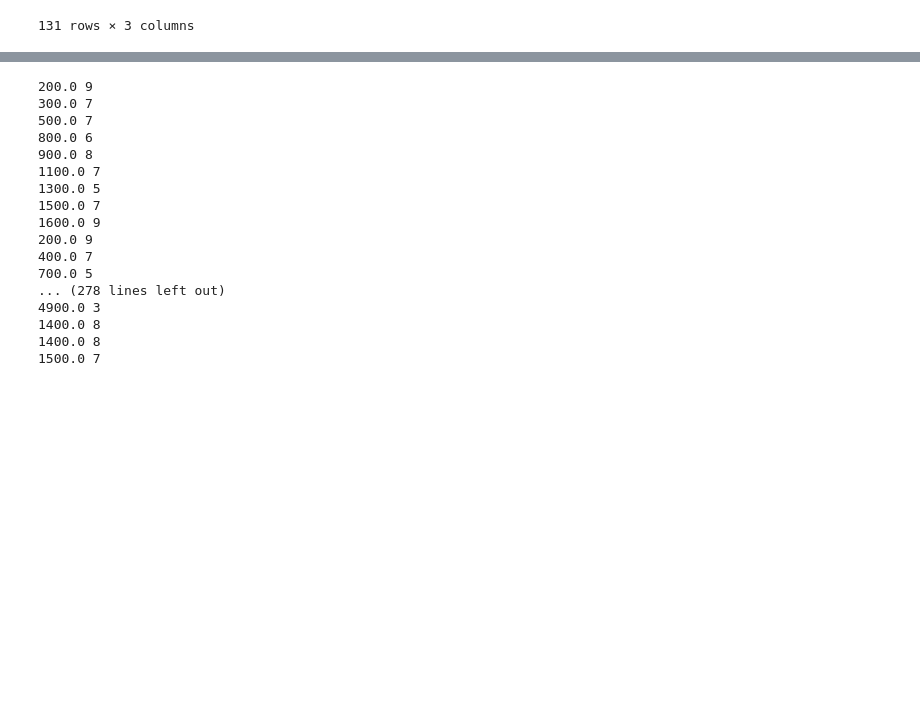
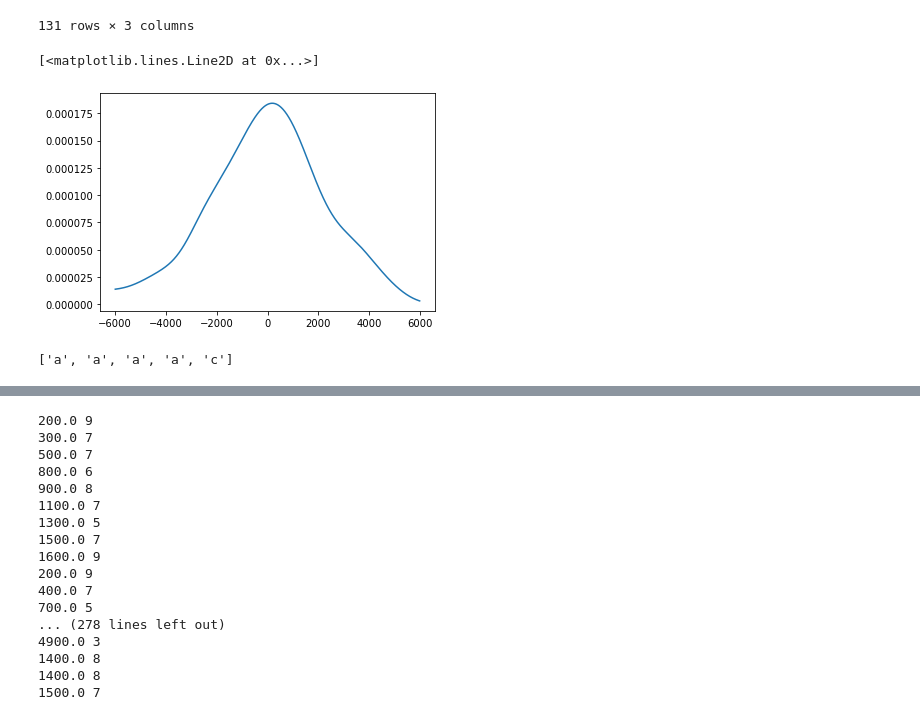
Before and after one commit to TobiasW1891/CSH_Project, a Jupyter notebook: Relationship to Previous Polity.ipynb, the cells around one changed output, grey strips where cells are left out. Drawn from its saved outputs; the diff is of its cells as text; code cells hidden in the pictures; blank space fills up the shorter version.

```diff
--- a/Relationship to Previous Polity.ipynb
+++ b/Relationship to Previous Polity.ipynb
@@ -436,3 +461,10 @@ Changes_FrequencyTable
 | 0 | 5300 | 0 | 0.0 |
 | 0 | 5400 | 2 | 2.0 |
 131 rows × 3 columns
+# %%
+KDE_RelTime = gaussian_kde(RelTimeDF["RelTime"])
+kde_reltime = gaussian_kde(RelTimeDF["RelTime"])
+plt.plot(np.arange(-6000,6000,10), kde_reltime(np.arange(-6000,6000,10)))
+# %% [output]
+[<matplotlib.lines.Line2D at 0x...>]
+[figure, added]
@@ -438,0 +485,7 @@ Changes_FrequencyTable
+# %%
+## Test
+FT_to_Hist(pd.DataFrame(data={"Thing":["a", "b", "c"],
+                             "Freq": [2, 0, 0.9]}),
+          Scale = 2)
+# %% [output]
+['a', 'a', 'a', 'a', 'c']
```
Also changed, not shown: parts of 44 cells of this notebook.
